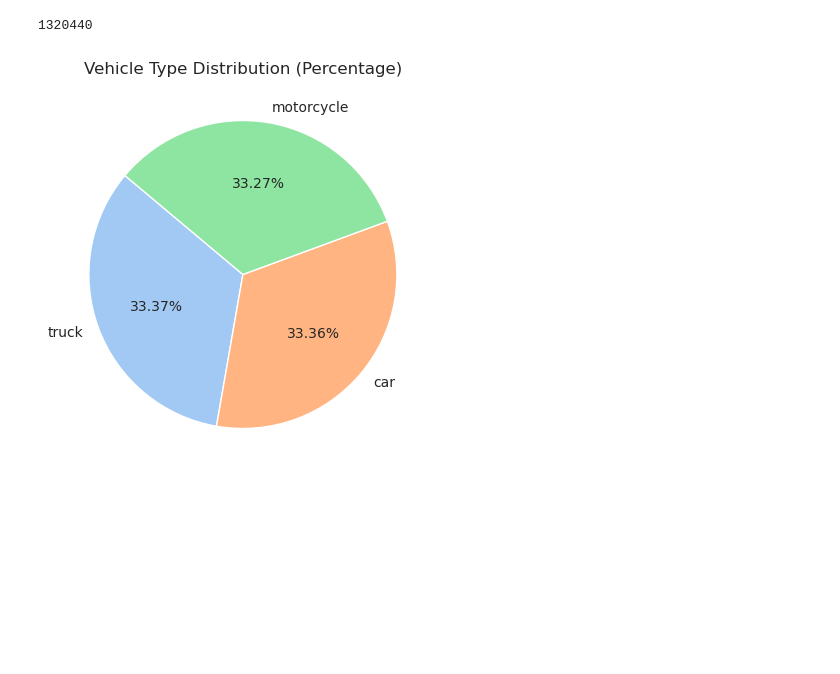
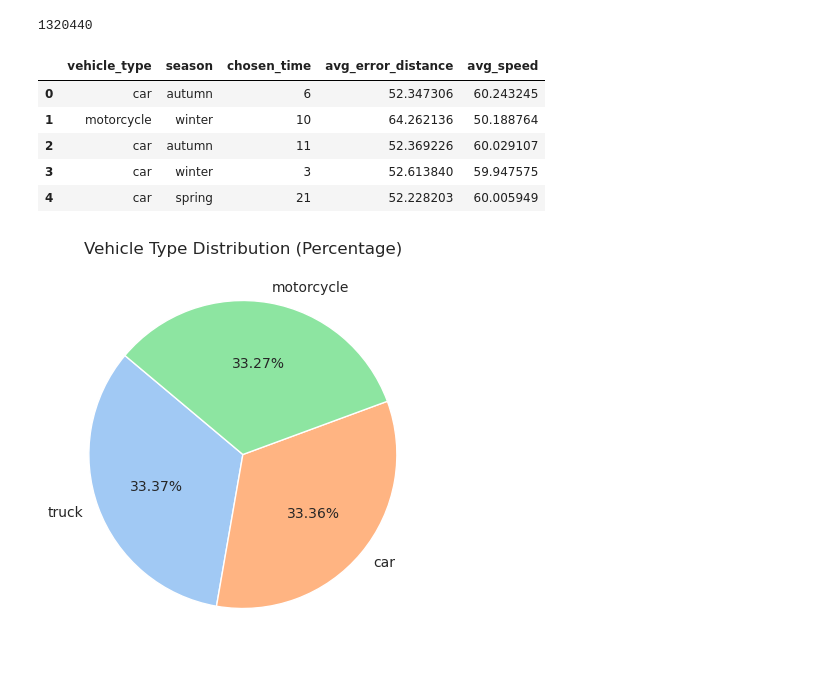
Before and after one commit to Ayushman-Saha/map_matching_research, a Jupyter notebook: post_generation_analysis/post_generation.ipynb, the cells around one changed output. Saved outputs shown, nothing was run; the diff lists cells and outputs as text; code cells hidden in the pictures; blank space fills up the shorter version.

```diff
--- a/post_generation_analysis/post_generation.ipynb
+++ b/post_generation_analysis/post_generation.ipynb
@@ -44,6 +44,15 @@ vehicle_counts = df["vehicle_type"].value_counts()
 season_counts = df["season"].value_counts()
 # %% [output]
 1320440
+# %%
+df.head()
+# %% [output]
+|  | vehicle_type | season | chosen_time | avg_error_distance | avg_speed |
+| 0 | car | autumn | 6 | 52.347306 | 60.243245 |
+| 1 | motorcycle | winter | 10 | 64.262136 | 50.188764 |
+| 2 | car | autumn | 11 | 52.369226 | 60.029107 |
+| 3 | car | winter | 3 | 52.613840 | 59.947575 |
+| 4 | car | spring | 21 | 52.228203 | 60.005949 |
 # %%
 plt.figure(figsize=(8, 5))
 vehicle_counts = df["vehicle_type"].value_counts()
```
Also changed, not shown: parts of 1 cell of this notebook, 3 other files.
